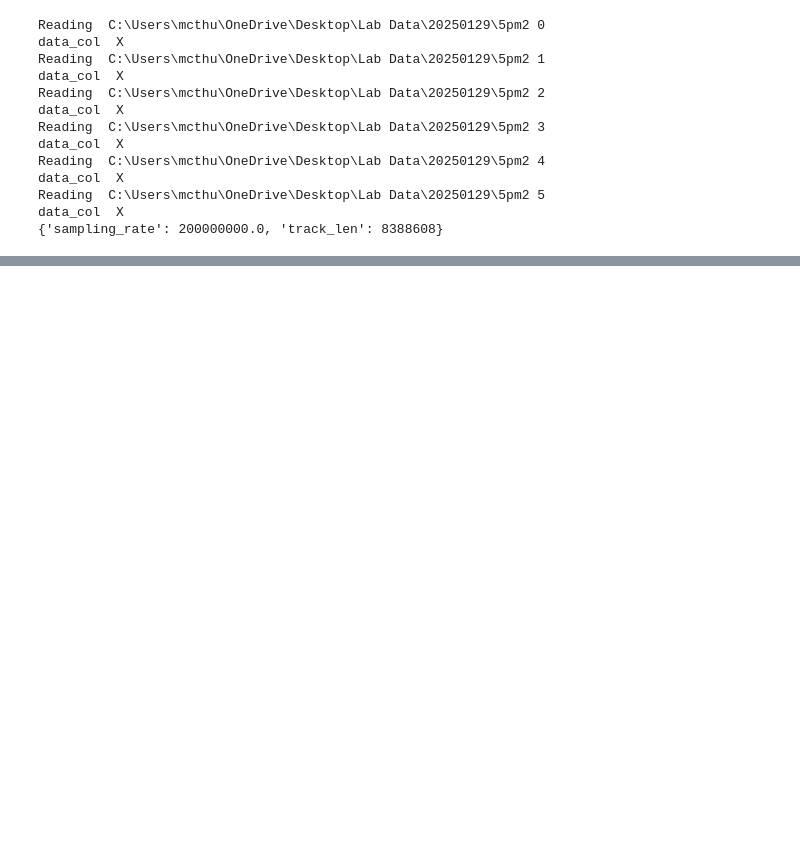
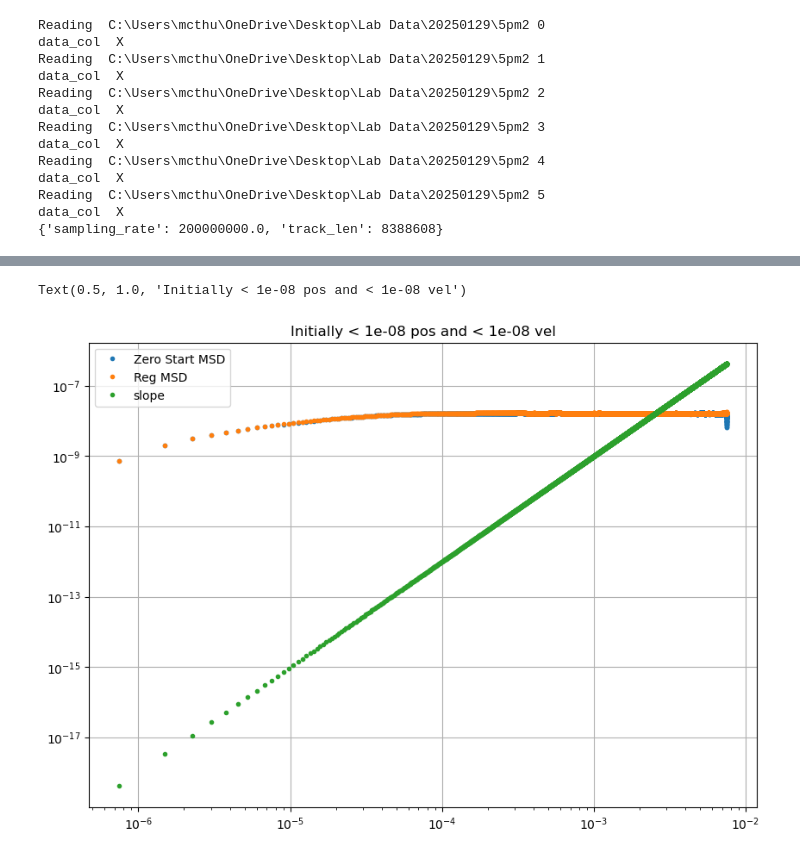
Before and after one commit to mcthumann/Brownian_Data_Analysis, a Jupyter notebook: scripts/bati_playground_super_diiffusion.ipynb, the cells around one changed output, grey strips where cells are left out. Cells and saved outputs as stored; diff of their text form; code cells hidden in the pictures; blank space fills up the shorter version.

```diff
--- a/scripts/bati_playground_super_diiffusion.ipynb
+++ b/scripts/bati_playground_super_diiffusion.ipynb
@@ -335,0 +327,14 @@ Text(0.5, 1.0, 'Initially < 1e-08 pos and < 1e-08 vel')
+# %%
+plt.figure(figsize=(10, 7))
+plt.plot(lag_times, super, ".", label='Zero Start MSD')
+plt.plot(lag_times, reg, ".", label='Reg MSD')
+y = (lag_times**3)
+plt.plot(lag_times, y, ".", label='slope')
+plt.xscale("log")
+plt.yscale("log")
+plt.legend()
+plt.grid()
+plt.title("Initially < " + str(pos_tolerance) + " pos and < " + str(v_tolerance) + " vel")
+# %% [output]
+Text(0.5, 1.0, 'Initially < 1e-08 pos and < 1e-08 vel')
+[figure, added]
```
Also changed, not shown: parts of 4 cells of this notebook, 3 other files.
